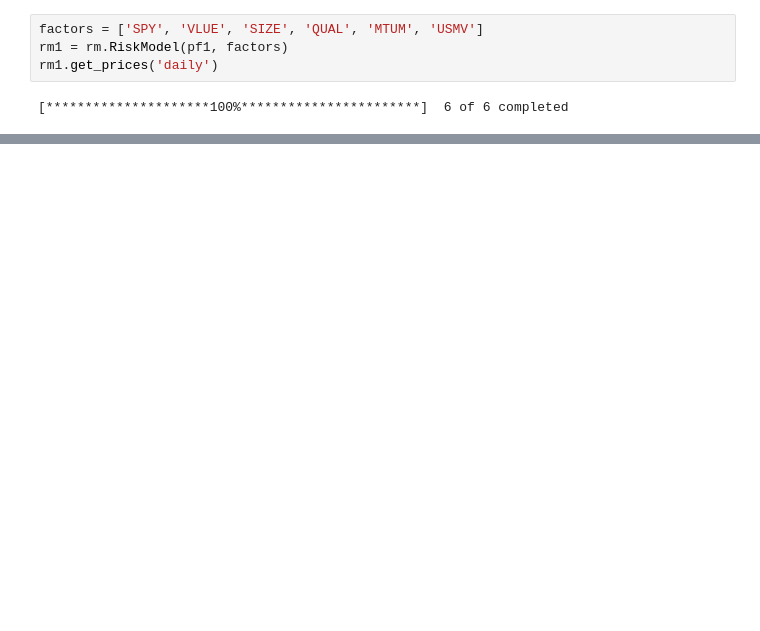
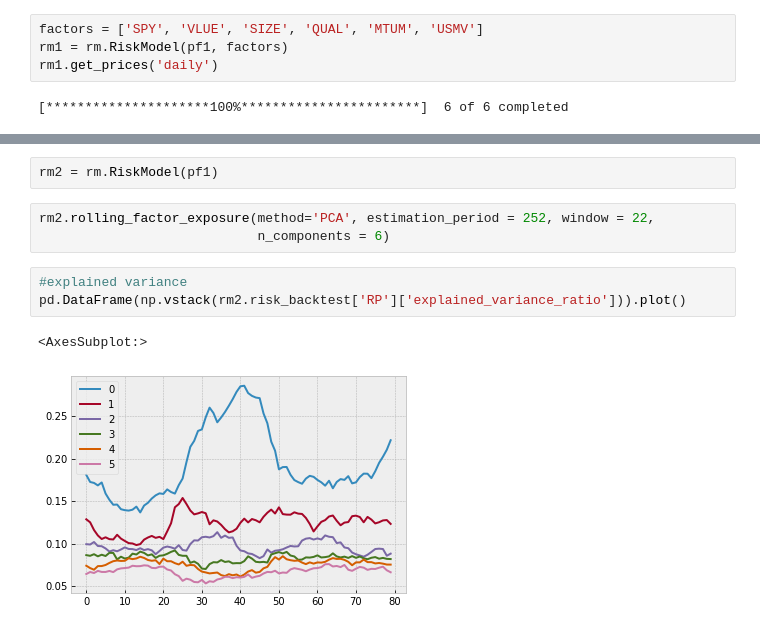
Before and after one commit to matus-jan-lavko/portfolio_swissknife, a Jupyter notebook: examples/01_simple_backtest.ipynb, the cells around one changed output, grey strips where cells are left out. Drawn from its saved outputs; the diff is of its cells as text; blank space fills up the shorter version.

```diff
--- a/examples/01_simple_backtest.ipynb
+++ b/examples/01_simple_backtest.ipynb
@@ -105,0 +113,11 @@ KeyError: 'MES'
+# %%
+rm2 = rm.RiskModel(pf1)
+# %%
+rm2.rolling_factor_exposure(method='PCA', estimation_period = 252, window = 22,
+                            n_components = 6)
+# %%
+#explained variance
+pd.DataFrame(np.vstack(rm2.risk_backtest['RP']['explained_variance_ratio'])).plot()
+# %% [output]
+<AxesSubplot:>
+[figure, added]
```
Also changed, not shown: parts of 5 cells of this notebook, 4 other files.
